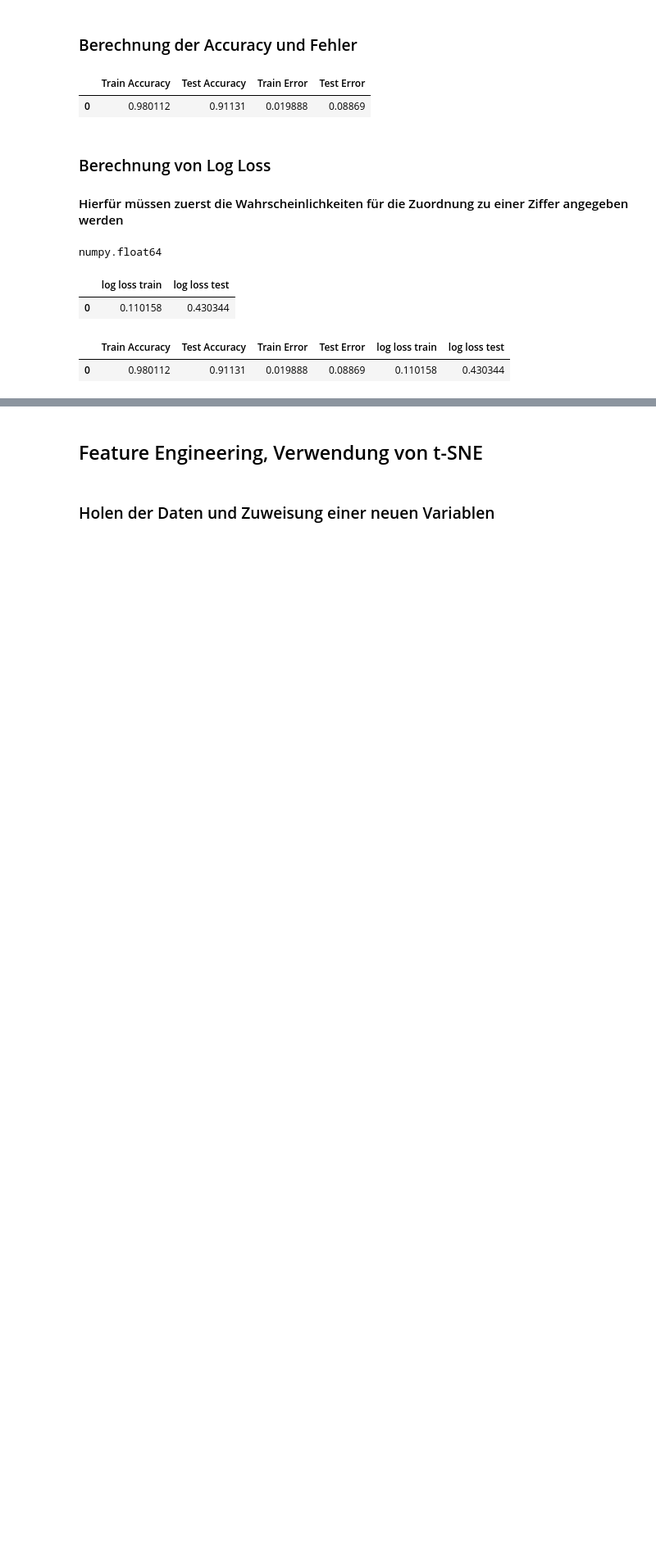
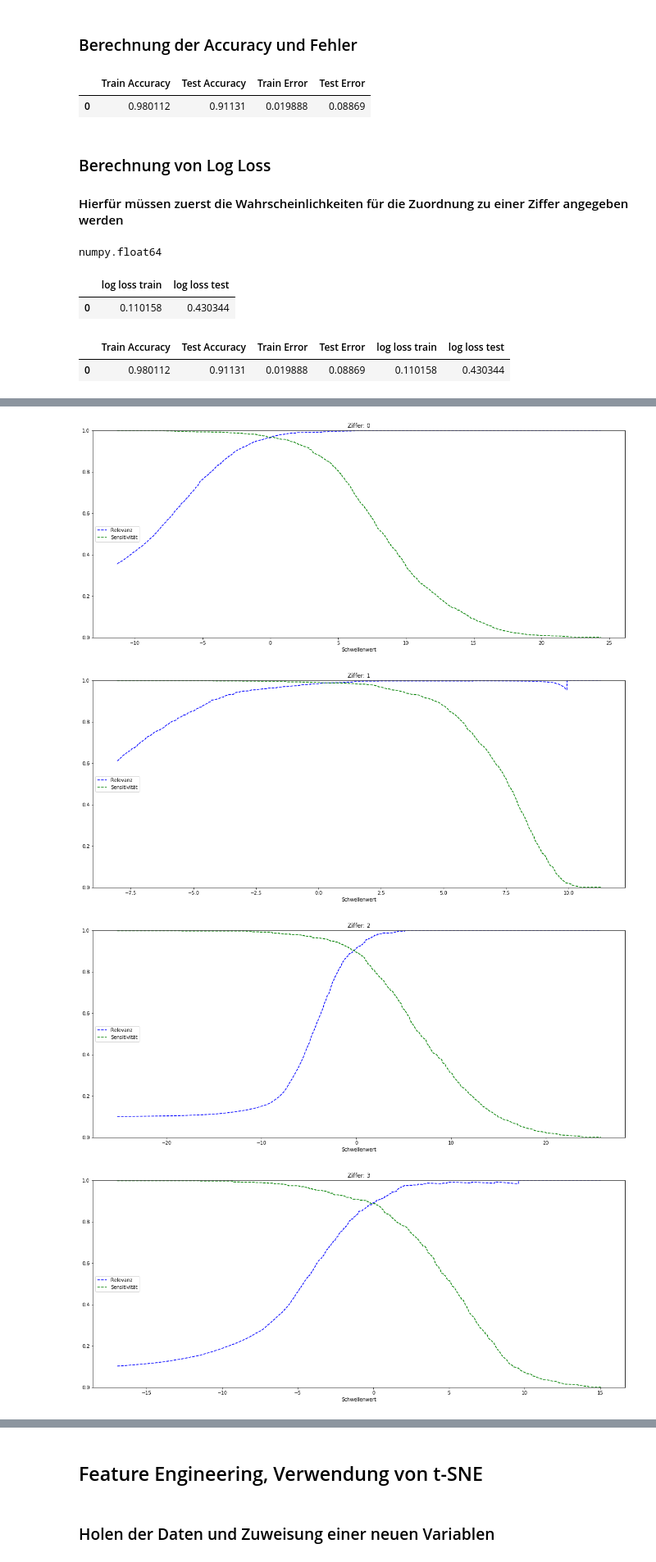
Before and after one commit to tthomik/20180807_descriptive-analysis, a Jupyter notebook: logistic regression digits_20180823.ipynb, the cells around one changed output, grey strips where cells are left out. Shown at 82% size. Drawn from its saved outputs; the diff is of its cells as text; code cells hidden in the pictures; blank space fills up the shorter version.

```diff
--- a/logistic regression digits_20180823.ipynb
+++ b/logistic regression digits_20180823.ipynb
@@ -166,0 +297,24 @@ summary_acc_error_log_loss
+# %%
+def plot_precision_recall_vs_thresholds_alldigits(number):
+    y_train_number = y_train==number
+    y_train_scores_number = cross_val_predict(logisticRegr, x_train, y_train_number, cv=3, method="decision_function")
+    precisions, recalls, thresholds = precision_recall_curve(y_train_number, y_train_scores_number)
+
+    plt.figure(figsize=(20,8))
+    plt.plot(thresholds, precisions[:-1],"b--", label="Relevanz")
+    plt.plot(thresholds, recalls [:-1], "g--", label="Sensitivität")
+    plt.xlabel("Schwellenwert")
+    plt.legend(loc="center left")
+    plt.ylim([0,1])
+    plt.title(f'Ziffer: {number}')
+
+    return plt.show()
+# %%
+numbers = range(0,10)
+for number in numbers:
+    plot_precision_recall_vs_thresholds_alldigits(number)
+# %% [output]
+[figure, added]
+[figure, added]
+[figure, added]
+[figure, added]
```
Also changed, not shown: parts of 87 cells of this notebook, 1 other file.
